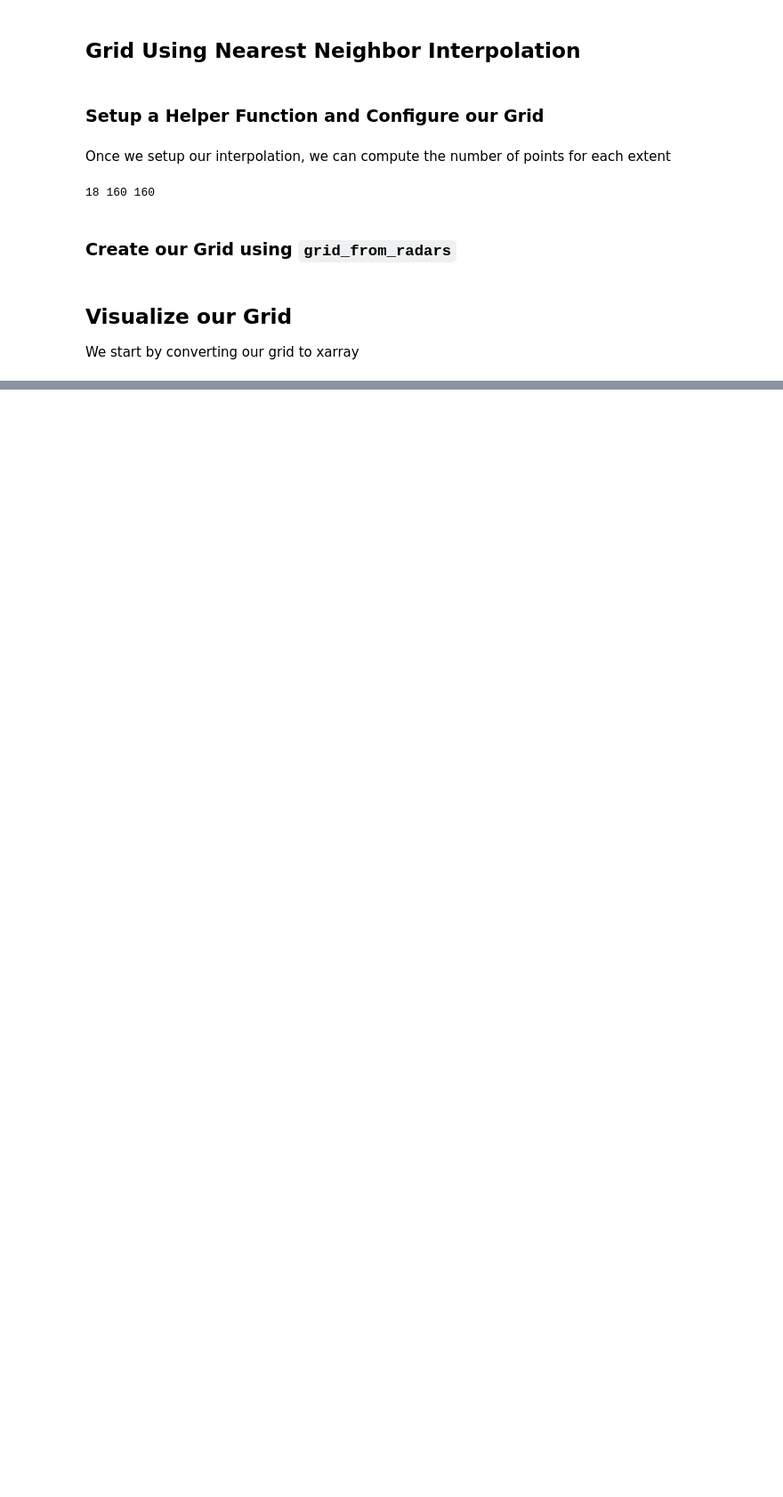
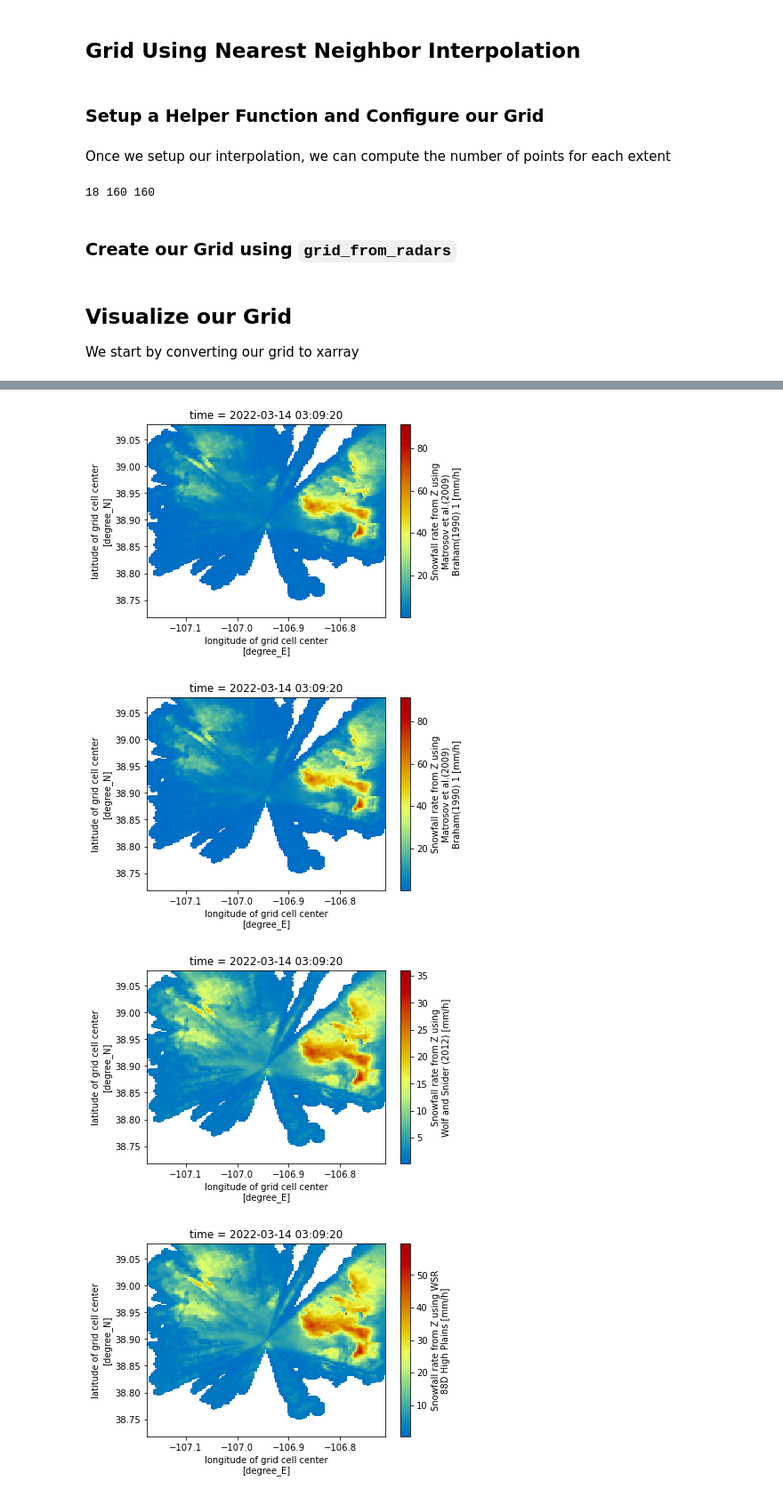
Before and after one commit to mgrover1/sail-xprecip-radar, a Jupyter notebook: notebooks/radar-precip/nearest-neighbor-interpolation.ipynb, the cells around one changed output, grey strips where cells are left out. Shown at 89% size. Drawn from its saved outputs; the diff is of its cells as text; code cells hidden in the pictures; blank space fills up the shorter version.

```diff
--- a/notebooks/radar-precip/nearest-neighbor-interpolation.ipynb
+++ b/notebooks/radar-precip/nearest-neighbor-interpolation.ipynb
@@ -91,0 +124,2 @@ ds.to_netcdf("sample_gridded_snowfall.nc")
+# %%
+subset_ds = ds[snow_fields].isel(z=min_index)
@@ -91,0 +132,12 @@ ds.to_netcdf("sample_gridded_snowfall.nc")
+# %%
+for snow_field in snow_fields:
+    subset_ds[snow_field].plot(x='lon',
+                               y='lat',
+                               cmap='pyart_HomeyerRainbow')
+    plt.show()
+    plt.close()
+# %% [output]
+[figure, added]
+[figure, added]
+[figure, added]
+[figure, added]
```
Also changed, not shown: parts of 21 cells of this notebook.
